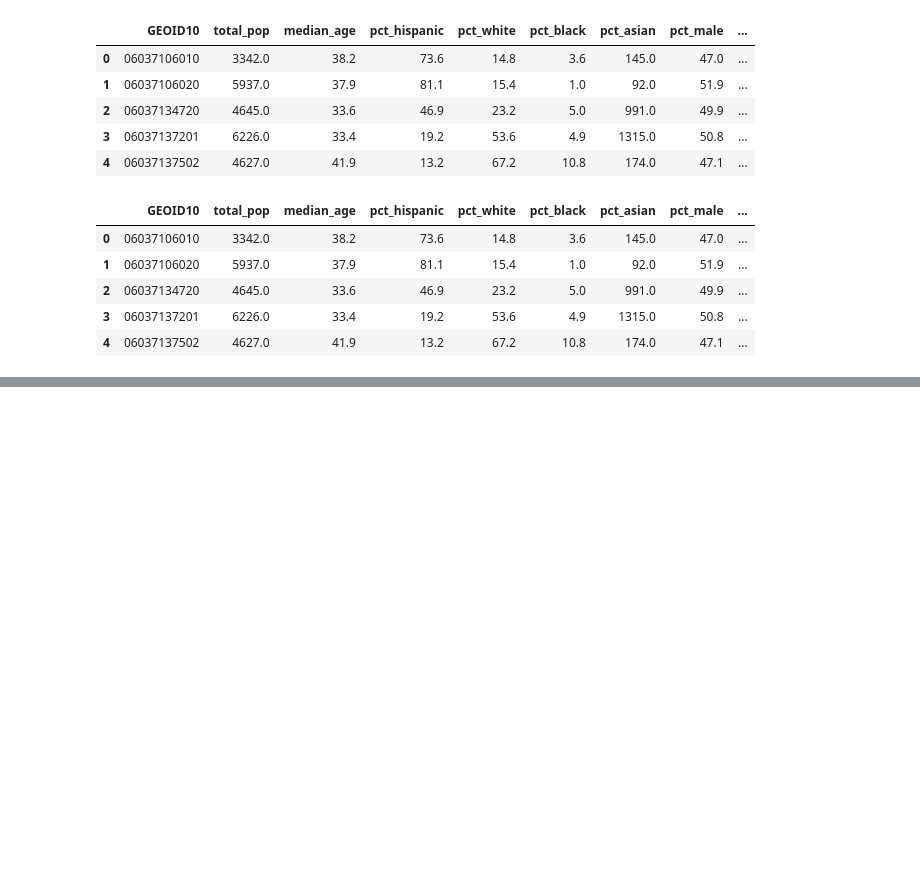
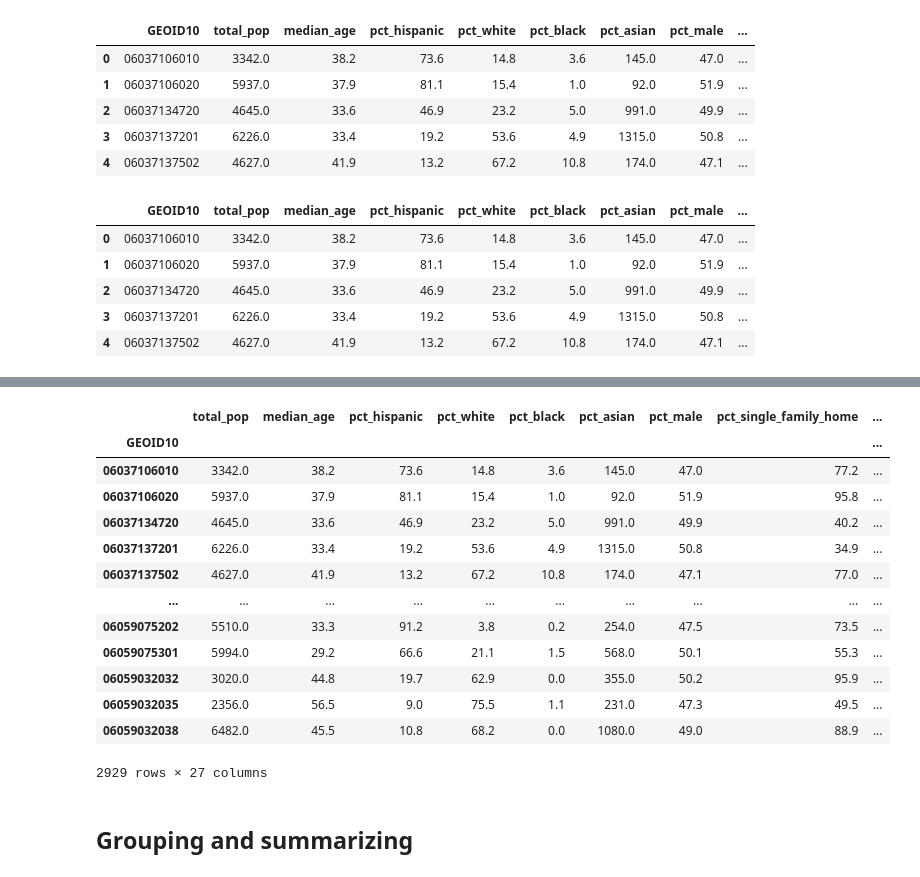
Before and after one commit to SergeyShchus/Data-analysis-Notebooks, a Jupyter notebook: Notebooks/Population_census_LA.ipynb, the cells around one changed output, grey strips where cells are left out. Saved outputs shown, nothing was run; the diff lists cells and outputs as text; code cells hidden in the pictures; blank space fills up the shorter version.

```diff
--- a/Notebooks/Population_census_LA.ipynb
+++ b/Notebooks/Population_census_LA.ipynb
@@ -166,0 +468,4 @@ df.to_csv("/content/census_tracts_data_la-clean.csv", index=False, encoding="utf
+# %%
+oc = pd.read_csv("/content/census_tracts_data_oc.csv", dtype={"GEOID10": str})
+oc = oc.set_index("GEOID10")
+oc.shape
@@ -166,0 +484,21 @@ df.to_csv("/content/census_tracts_data_la-clean.csv", index=False, encoding="utf
+# %%
+# merging joins data together aligned by the index, but concatenating just smushes it together along some axis
+df_all = pd.concat([df, oc], sort=False)
+df_all
+# %% [output]
+|  | total_pop | median_age | pct_hispanic | pct_white | pct_black | pct_asian | pct_male | pct_single_family_home | ... |
+| GEOID10 |  |  |  |  |  |  |  |  | ... |
+| 06037106010 | 3342.0 | 38.2 | 73.6 | 14.8 | 3.6 | 145.0 | 47.0 | 77.2 | ... |
+| 06037106020 | 5937.0 | 37.9 | 81.1 | 15.4 | 1.0 | 92.0 | 51.9 | 95.8 | ... |
+| 06037134720 | 4645.0 | 33.6 | 46.9 | 23.2 | 5.0 | 991.0 | 49.9 | 40.2 | ... |
+| 06037137201 | 6226.0 | 33.4 | 19.2 | 53.6 | 4.9 | 1315.0 | 50.8 | 34.9 | ... |
+| 06037137502 | 4627.0 | 41.9 | 13.2 | 67.2 | 10.8 | 174.0 | 47.1 | 77.0 | ... |
+| ... | ... | ... | ... | ... | ... | ... | ... | ... | ... |
+| 06059075202 | 5510.0 | 33.3 | 91.2 | 3.8 | 0.2 | 254.0 | 47.5 | 73.5 | ... |
+| 06059075301 | 5994.0 | 29.2 | 66.6 | 21.1 | 1.5 | 568.0 | 50.1 | 55.3 | ... |
+| 06059032032 | 3020.0 | 44.8 | 19.7 | 62.9 | 0.0 | 355.0 | 50.2 | 95.9 | ... |
+| 06059032035 | 2356.0 | 56.5 | 9.0 | 75.5 | 1.1 | 231.0 | 47.3 | 49.5 | ... |
+| 06059032038 | 6482.0 | 45.5 | 10.8 | 68.2 | 0.0 | 1080.0 | 49.0 | 88.9 | ... |
+2929 rows × 27 columns
+# %% [markdown]
+## Grouping and summarizing
```
Also changed, not shown: parts of 33 cells of this notebook.
